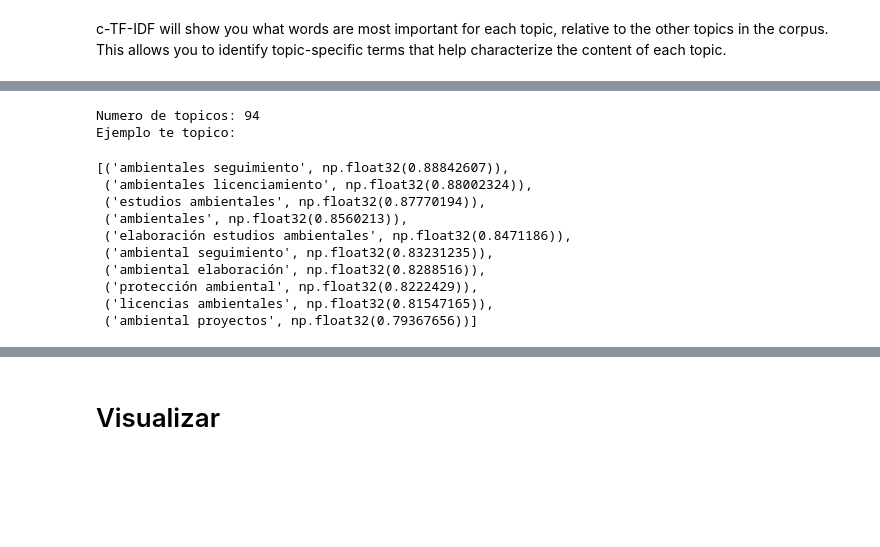
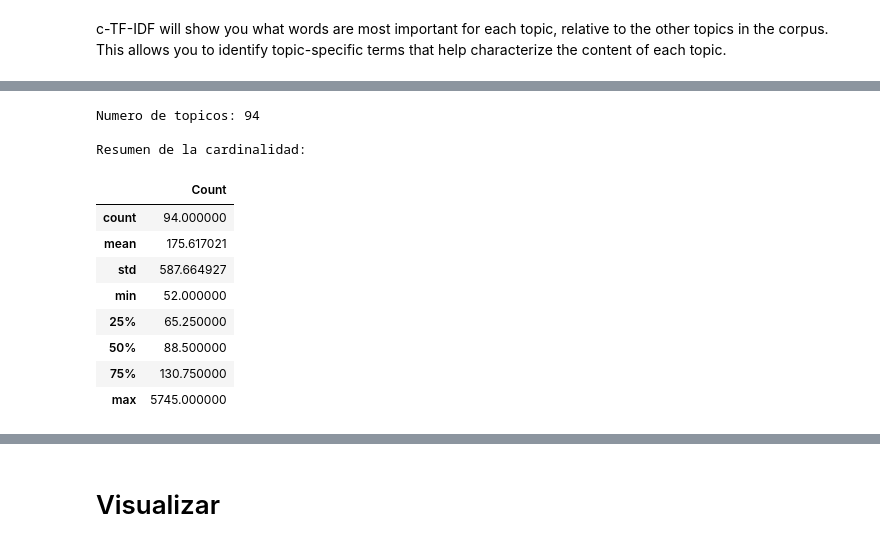
Before and after one commit to MaxgAtenea/Clustering-Habilidades, a Jupyter notebook: src/bertopic_example.ipynb, the cells around one changed output, grey strips where cells are left out. Cells and saved outputs as stored; diff of their text form; code cells hidden in the pictures; blank space fills up the shorter version.

```diff
--- a/src/bertopic_example.ipynb
+++ b/src/bertopic_example.ipynb
@@ -104,7 +110,7 @@ embedding_model = SentenceTransformer("all-MiniLM-L6-v2")
 #UMAP para reducir la dimensionalidad de los embeddings
 umap_model = UMAP(n_neighbors=15, n_components=5, min_dist=0.0, metric='cosine', random_state=123)
 #Clusterizador de emebeddings
-hdbscan_model = HDBSCAN(min_cluster_size=50, metric='sine', cluster_selection_method='eom', prediction_data=True)
+hdbscan_model = HDBSCAN(min_cluster_size=50, metric='euclidean', cluster_selection_method='eom', prediction_data=True)
 #Tokenizador de topicos
 vectorizer_model = CountVectorizer(stop_words=list(spanish_stopwords), min_df=2, ngram_range=(1,3))
 #Create topic representation
@@ -127,4 +133,7 @@ model = BERTopic(
 #model = BERTopic(vectorizer_model=vectorizer_model,umap_model=umap_model, representation_model=representation_model,language= "spanish")#"spanish"#"multilingual
 
 topics, probabilities = model.fit_transform(corpus)
+
+# Make a deep copy of the model
+model_copy = copy.deepcopy(model)
 # %% [output]
@@ -132,19 +156,20 @@ InvalidParameterError: The 'metric' parameter of pairwise_distances must be a st
-# %%
-print(f"Numero de topicos: {len(model.get_topics())}")
-print("Ejemplo te topico:\n")
-# %% [output]
-Numero de topicos: 94
-Ejemplo te topico:
-[('ambientales seguimiento', np.float32(0.88842607)),
- ('ambientales licenciamiento', np.float32(0.88002324)),
- ('estudios ambientales', np.float32(0.87770194)),
- ('ambientales', np.float32(0.8560213)),
- ('elaboración estudios ambientales', np.float32(0.8471186)),
- ('ambiental seguimiento', np.float32(0.83231235)),
- ('ambiental elaboración', np.float32(0.8288516)),
- ('protección ambiental', np.float32(0.8222429)),
- ('licencias ambientales', np.float32(0.81547165)),
- ('ambiental proyectos', np.float32(0.79367656))]
+# %%
+print(f"Numero de topicos: {len(model.get_topics())}")
+print("\nResumen de la cardinalidad:")
+model.get_topic_freq()[['Count']].describe()
+# %% [output]
+Numero de topicos: 94
+
+Resumen de la cardinalidad:
+|  | Count |
+| count | 94.000000 |
+| mean | 175.617021 |
+| std | 587.664927 |
+| min | 52.000000 |
+| 25% | 65.250000 |
+| 50% | 88.500000 |
+| 75% | 130.750000 |
+| max | 5745.000000 |
 # %%
 #outliers
 print("Outliers:\n")
```
Also changed, not shown: parts of 38 cells of this notebook.
